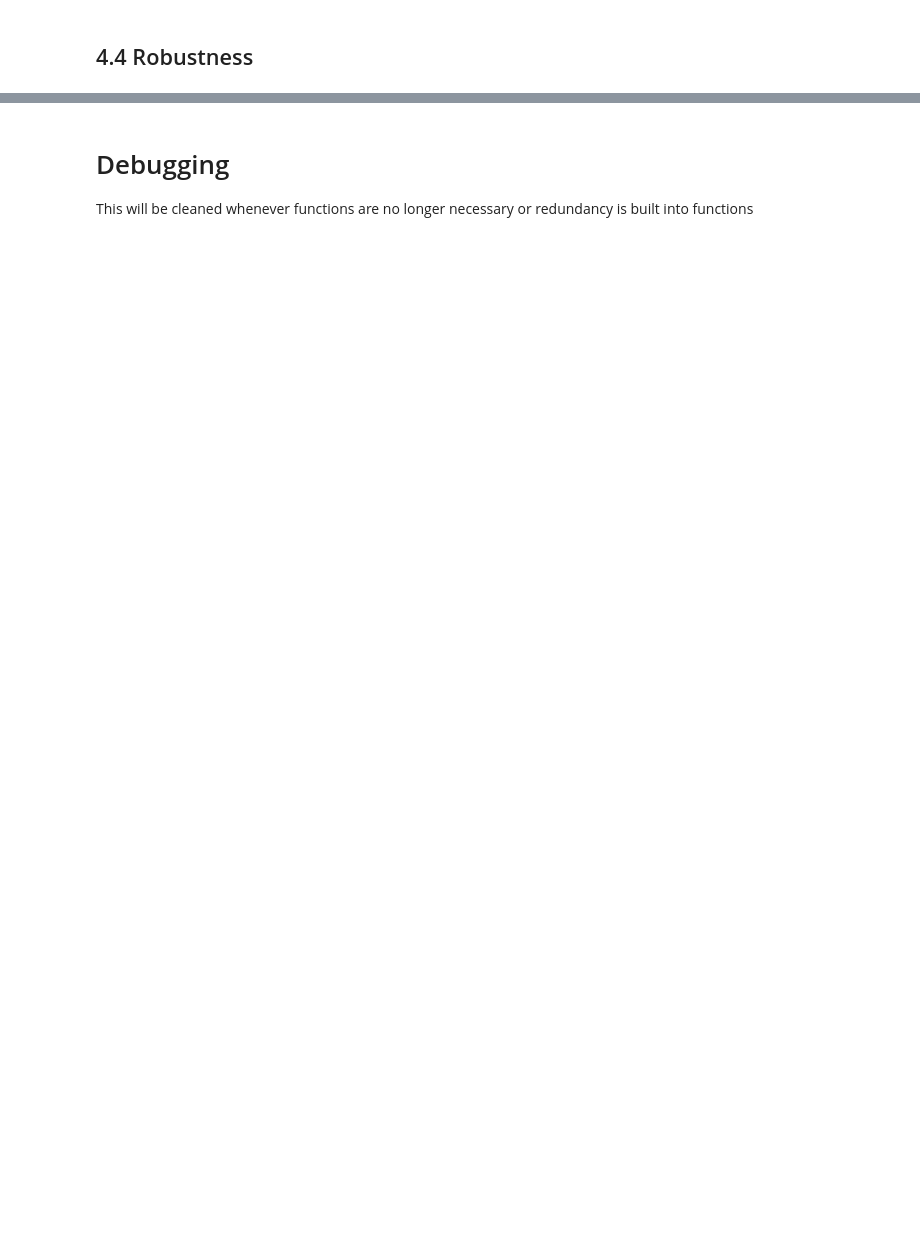
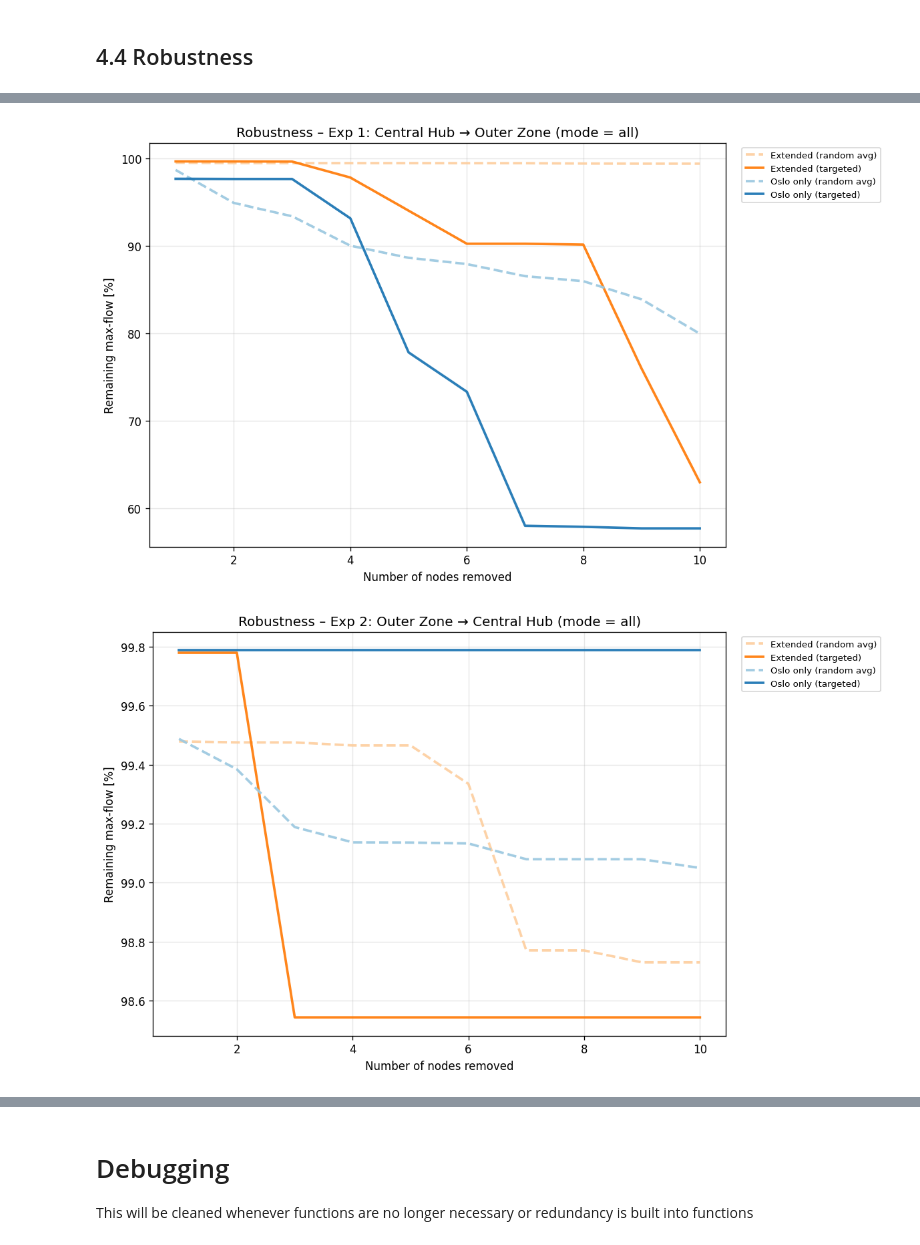
Before and after one commit to 99CCC/ACIT4620_Exam_Project_Code, a Jupyter notebook: Modeling/Carl/GlobalModelling.ipynb, the cells around one changed output, grey strips where cells are left out. Drawn from its saved outputs; the diff is of its cells as text; code cells hidden in the pictures; blank space fills up the shorter version.

Commit message:
robustness experiments done

```diff
--- a/Modeling/Carl/GlobalModelling.ipynb
+++ b/Modeling/Carl/GlobalModelling.ipynb
@@ -717,8 +721,8 @@ Super-sink connected from 1293 destinations.
 Max flow from origins -> destinations: 182340.00
 tram flow: 182340.0
 # %%
-origins = list(hub_nodes)
-destinations = dest_nodes
+origins, destinations = central_outer_hubs(g_oslo)
+
 modes_to_test = {
     "all": ["bus", "rail", "metro", "tram"],
     "bus": ["bus"],
@@ -809,8 +813,7 @@ So the takeaway is that a non-trivial chunk of the **structural** capacity out o
 Opposite of 4.3.1 as we here want to measure effectiveness of moving outsiders into Oslo Hub
 # %%
 print("\n\n### FLIPPED: OUTER → HUB (Oslo only) ###")
-origins = dest_nodes
-destinations = list(hub_nodes)
+destinations, origins = central_outer_hubs(g_oslo) #flipping the vars
 
 modes_to_test = {
     "all": ["bus", "rail", "metro", "tram"],
@@ -856,8 +859,7 @@ Max flow from origins -> destinations: 184140.00
 tram flow: 184140.0
 # %%
 print("\n\n### FLIPPED: OUTER → HUB (Extended) ###")
-origins = dest_nodes
-destinations = list(hub_nodes)
+destinations, origins = central_outer_hubs(g_oslo) # flipping the vars
 
 modes_to_test = {
     "all": ["bus", "rail", "metro", "tram"],
@@ -1431,0 +1906,31 @@ Cumulative removal 10 nodes (NSR:Quay:5731 latest): flow=5781450.0 (Δ=-11903086
+# %%
+top_nodes_rows = []
+
+for scenario_name, exp, graph in scenarios:
+    sub = df_all[
+        (df_all["experiment"] == exp) &
+        (df_all["graph"] == graph) &
+        (df_all["attack_type"] == "targeted") &
+        (df_all["removal_type"] == "single") &
+        (df_all["run_id"] == 0)
+    ].copy()
+
+    if sub.empty:
+        print(f"[WARN] No targeted singles for {scenario_name}")
+        continue
+
+    sub = sub.sort_values("step").head(10)  # top-10 removals
+
+    for _, row in sub.iterrows():
+        top_nodes_rows.append({
+            "scenario": scenario_name,
+            "experiment": exp,
+            "graph": graph,
+            "rank": int(row["step"]),
+            "node_id": row["removed_nodes"],
+            "flow_after_removal": row["flow"],
+            "flow_ratio": row["flow_ratio"],
+        })
+
+top_nodes_df = pd.DataFrame(top_nodes_rows)
+top_nodes_df.to_csv("RobustnessSim/top10_critical_nodes_all_scenarios.csv", index=False)
@@ -1431,0 +2046,5 @@ Cumulative removal 10 nodes (NSR:Quay:5731 latest): flow=5781450.0 (Δ=-11903086
+# %%
+plot_robustness_experiments()
+# %% [output]
+[figure, added]
+[figure, added]
```
Also changed, not shown: parts of 27 cells of this notebook, 29 other files.
